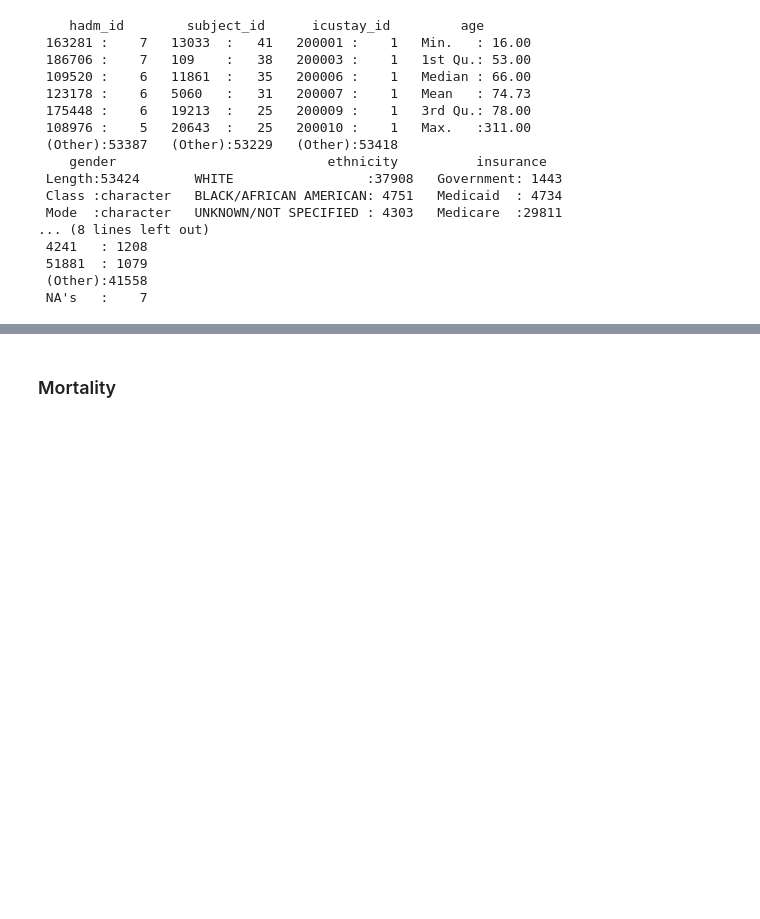
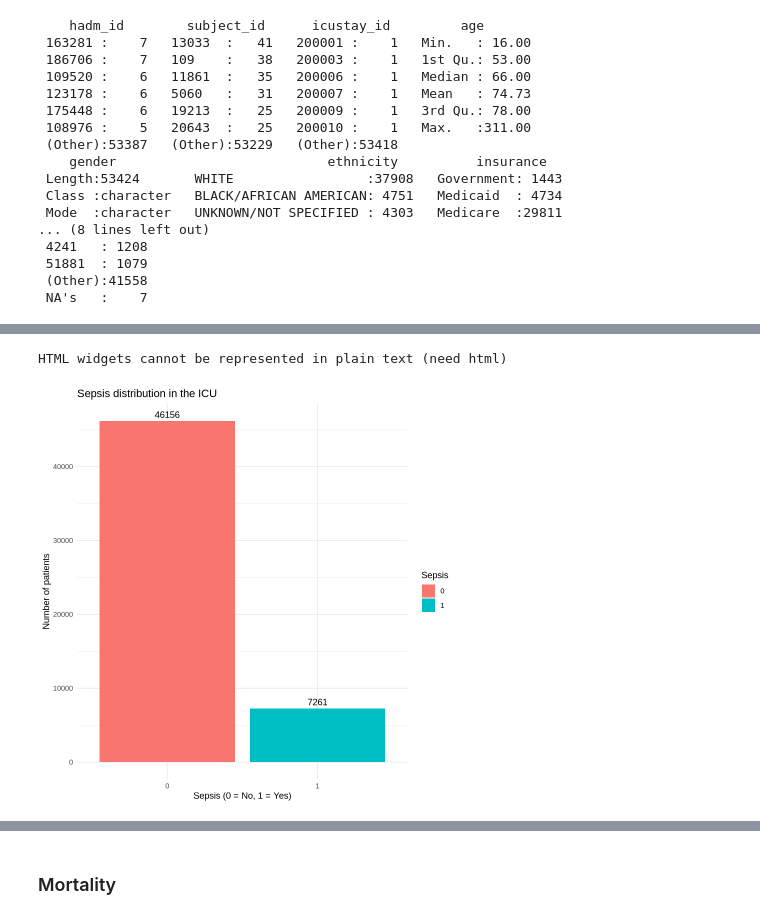
Before and after one commit to Blanqui04/EHR-A3-Group-B, a Jupyter notebook: analysis/Activity-A3.ipynb, the cells around one changed output, grey strips where cells are left out. Cells and saved outputs as stored; diff of their text form; code cells hidden in the pictures; blank space fills up the shorter version.

```diff
--- a/analysis/Activity-A3.ipynb
+++ b/analysis/Activity-A3.ipynb
@@ -502,0 +527,23 @@ cohort_unique <- cohort_unique %>% drop_na()
+# %%
+library(DT)
+
+datatable(sepsis_prevalence,
+          caption = 'Sepsis prevalence in the ICU',
+          colnames = c('Total admissions', 'Sepsis cases', 'Prevalence'),
+          options = list(dom = 't')) %>%
+  formatRound('sepsis_prevalence', digits = 2)
+# %% [output]
+HTML widgets cannot be represented in plain text (need html)
+# %%
+library(ggplot2)
+
+ggplot(cohort_unique, aes(x = sepsis, fill = sepsis)) +
+  geom_bar() +
+  geom_text(stat='count', aes(label=after_stat(count)), vjust=-0.5) +
+  labs(title = "Sepsis distribution in the ICU",
+       x = "Sepsis (0 = No, 1 = Yes)",
+       y = "Number of patients",
+       fill = "Sepsis") +
+  theme_minimal()
+# %% [output]
+[figure, added]
```
Also changed, not shown: parts of 11 cells of this notebook.
